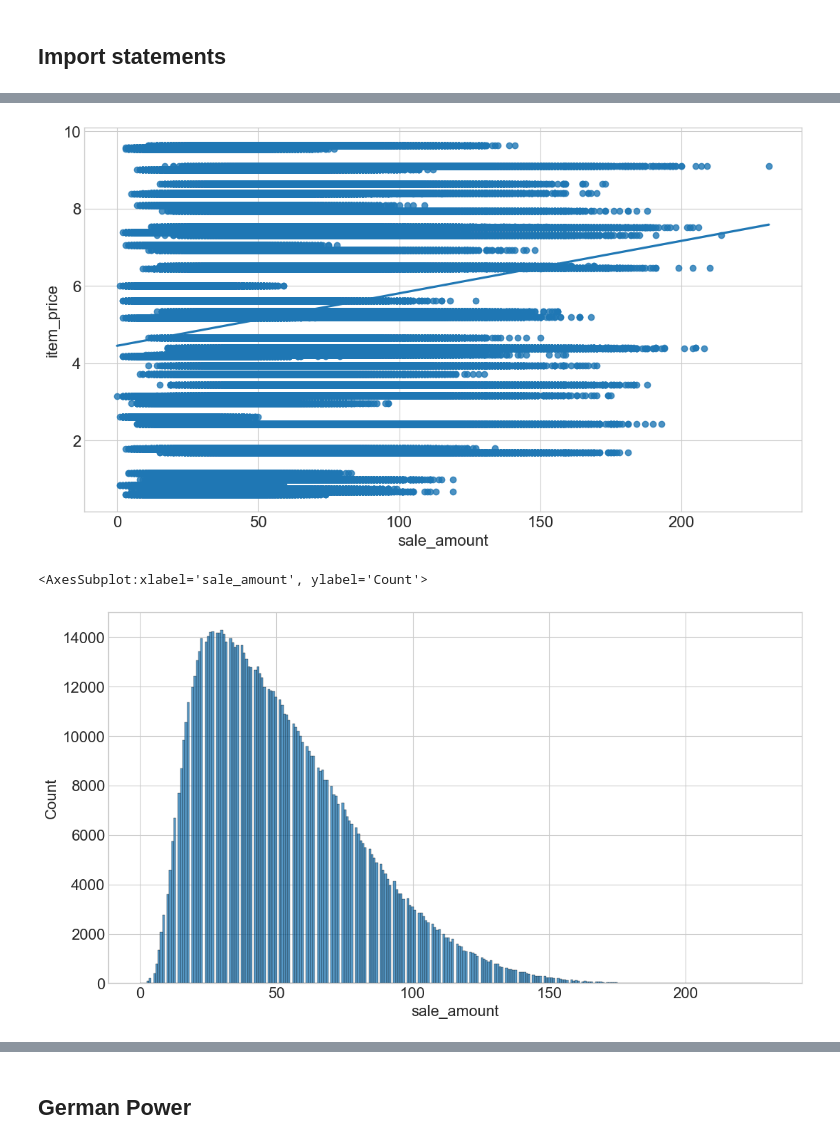
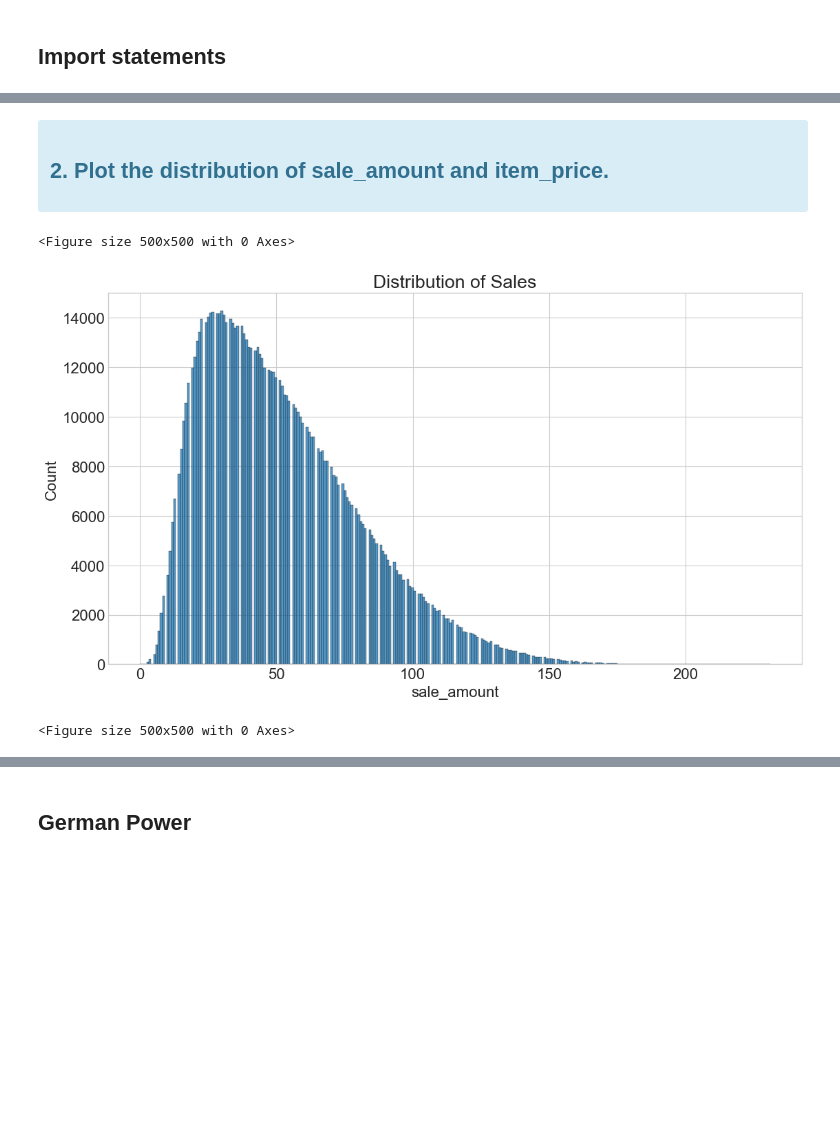
Before and after one commit to jcrosenberger/time-series-exercises, a Jupyter notebook: prepare.ipynb, the cells around one changed output, grey strips where cells are left out. Cells and saved outputs as stored; diff of their text form; code cells hidden in the pictures; blank space fills up the shorter version.

```diff
--- a/prepare.ipynb
+++ b/prepare.ipynb
@@ -54,7 +52,3 @@ def set_index(df, index_variable):
     return df
 # %%
 df = wrangle()
-# %%
-df['sale_date'] = pd.to_datetime(df['sale_date'])
-# %%
-df = df.set_index(index_variable).sort_index()
@@ -79,12 +55,14 @@ df.columns.to_list()
-# %%
-sns.regplot(data=df, x ='sale_amount', y='item_price')
-plt.show()
-# %% [output]
-[figure, removed]
+# %% [markdown]
+<div class="alert alert-block alert-info">
+    <h2> 2. Plot the distribution of sale_amount and item_price. </h2>
+</div>
 # %%
 sns.histplot(data=df, x= 'sale_amount')
+plt.title('Distribution of Sales')
+plt.figure(figsize = (5,5))
 # %% [output]
-<AxesSubplot:xlabel='sale_amount', ylabel='Count'>
+<Figure size 500x500 with 0 Axes>
-[figure, old version]
+[figure, new version]
+<Figure size 500x500 with 0 Axes>
 # %%
 sns.histplot(data=df, x='item_price')
```
Also changed, not shown: parts of 32 cells of this notebook, 1 other file.
